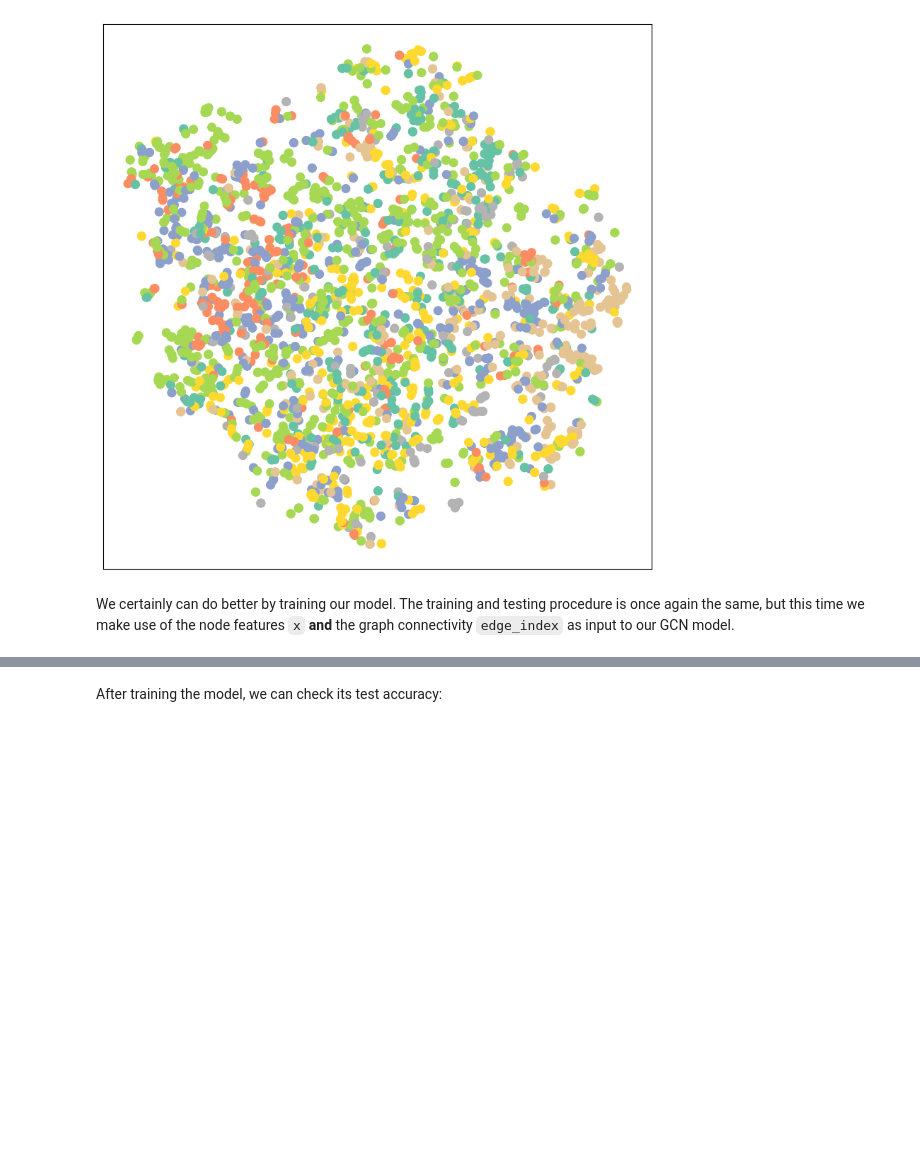
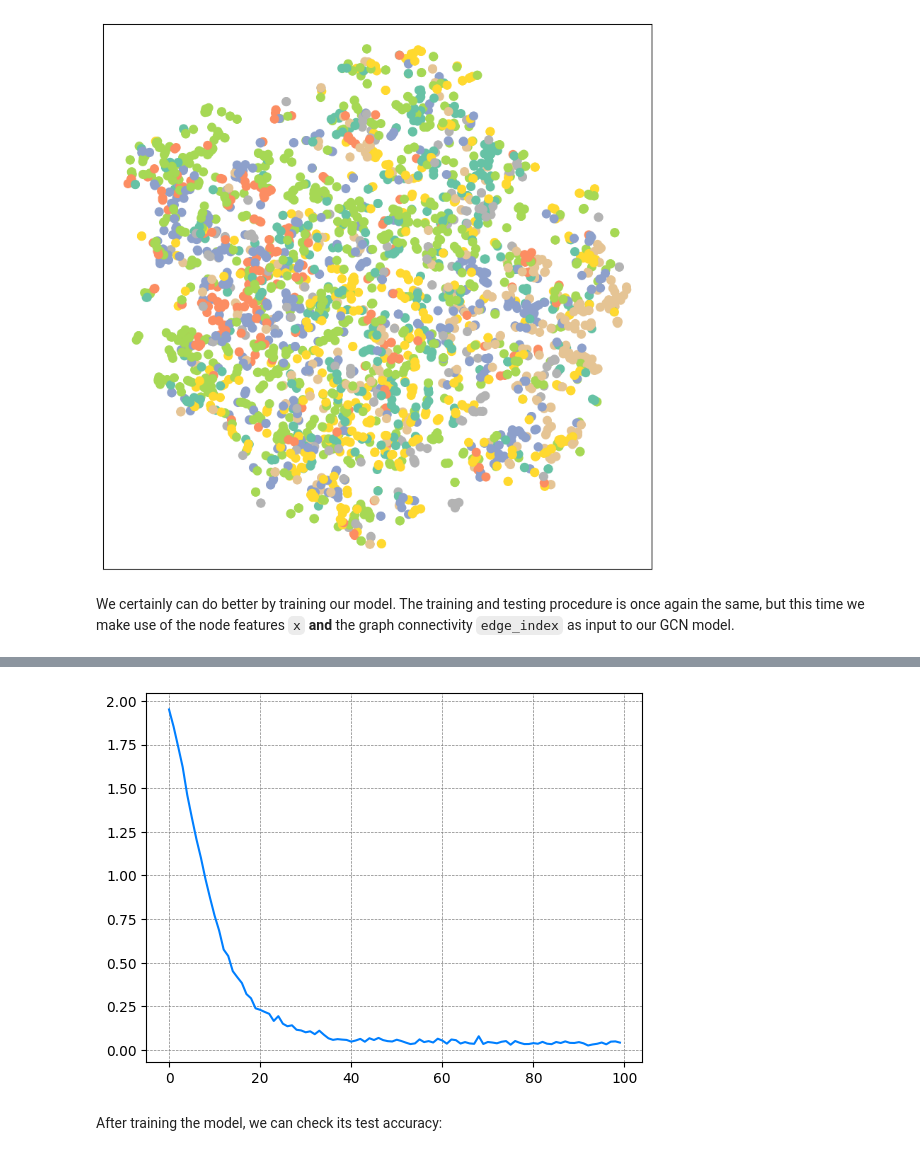
Before and after one commit to ryanskytree/GNN_beginning, a Jupyter notebook: GNNstudy2_Node_Classification.ipynb, the cells around one changed output, grey strips where cells are left out. Cells and saved outputs as stored; diff of their text form; code cells hidden in the pictures; blank space fills up the shorter version.

```diff
--- a/GNNstudy2_Node_Classification.ipynb
+++ b/GNNstudy2_Node_Classification.ipynb
@@ -270,8 +272,17 @@ def test():
       return test_acc
 
 
+
+lossall = []
 for epoch in range(1, 101):
     loss = train()
-    print(f'Epoch: {epoch:03d}, Loss: {loss:.4f}')
+    #print(f'Epoch: {epoch:03d}, Loss: {loss:.4f}')
+    lossall.append(loss.item())
+lrange=list(range(100))
+# print(lossall)
+# plot the results
+plt.plot(lrange, lossall,color='#007FFF')
+plt.grid(color = 'grey',linestyle = '--', linewidth = 0.5)
+plt.show()
 # %% [output]
 [interactive output not drawn]
@@ -295,3 +289,4 @@ Epoch: 100, Loss: 0.0422
+[figure, added]
 # %% [markdown]
 After training the model, we can check its test accuracy:
 # %%
```
Also changed, not shown: parts of 3 cells of this notebook.
